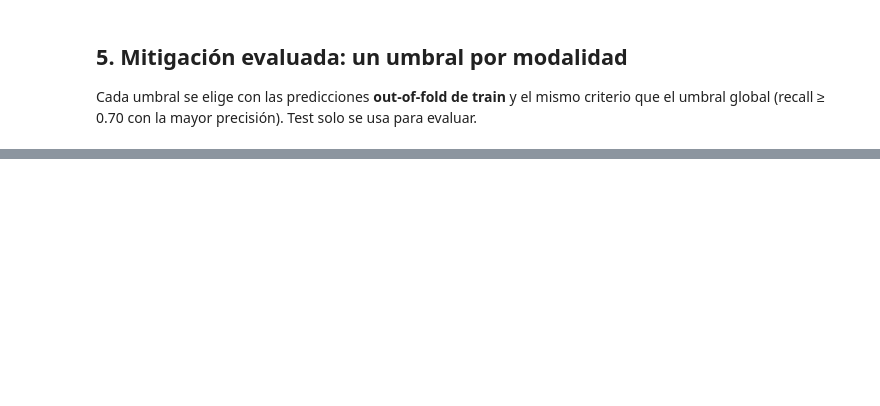
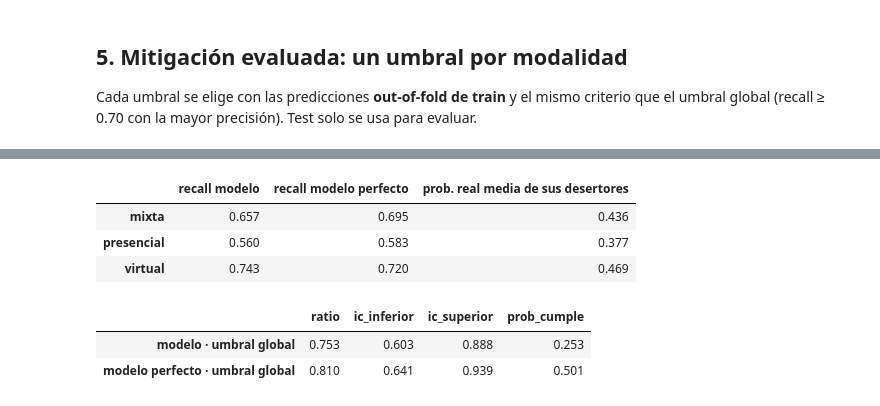
Before and after one commit to aemedina24/desercion-sena, a Jupyter notebook: notebooks/04_evaluacion_y_equidad.ipynb, the cells around one changed output, grey strips where cells are left out. Saved outputs shown, nothing was run; the diff lists cells and outputs as text; code cells hidden in the pictures; blank space fills up the shorter version.

Commit message:
Equidad con los datos v2: cuaderno 04, ADR 0003 y model card

```diff
--- a/notebooks/04_evaluacion_y_equidad.ipynb
+++ b/notebooks/04_evaluacion_y_equidad.ipynb
@@ -348,0 +339,37 @@ plt.tight_layout()
+# %%
+verdad = pd.read_parquet(RAIZ / "data" / "raw" / "verdad.parquet")
+real = test["id_aprendiz"].map(
+    verdad.set_index("id_aprendiz")["probabilidad_desercion"]
+)
+assert real.notna().all(), "Hay aprendices de test sin probabilidad real"
+
+# El "modelo perfecto" alerta a las mismas 716 personas: las de mayor probabilidad real.
+k = int(alerta.sum())
+alerta_perfecta = (
+    (real.rank(method="first", ascending=False) <= k).astype(int).to_numpy()
+)
+ic_perfecto, ratio_perfecto = bootstrap_recall(y_test, alerta_perfecta, modalidad)
+
+display(
+    pd.DataFrame(
+        {
+            "recall modelo": ic_modalidad["recall"],
+            "recall modelo perfecto": ic_perfecto["recall"],
+            "prob. real media de sus desertores": real[y_test == 1]
+            .groupby(modalidad[y_test == 1])
+            .mean(),
+        }
+    )
+)
+pd.DataFrame(
+    [ratio_modalidad, ratio_perfecto],
+    index=["modelo · umbral global", "modelo perfecto · umbral global"],
+)
+# %% [output]
+|  | recall modelo | recall modelo perfecto | prob. real media de sus desertores |
+| mixta | 0.657 | 0.695 | 0.436 |
+| presencial | 0.560 | 0.583 | 0.377 |
+| virtual | 0.743 | 0.720 | 0.469 |
+|  | ratio | ic_inferior | ic_superior | prob_cumple |
+| modelo · umbral global | 0.753 | 0.603 | 0.888 | 0.253 |
+| modelo perfecto · umbral global | 0.810 | 0.641 | 0.939 | 0.501 |
```
Also changed, not shown: parts of 17 cells of this notebook, 4 other files.
